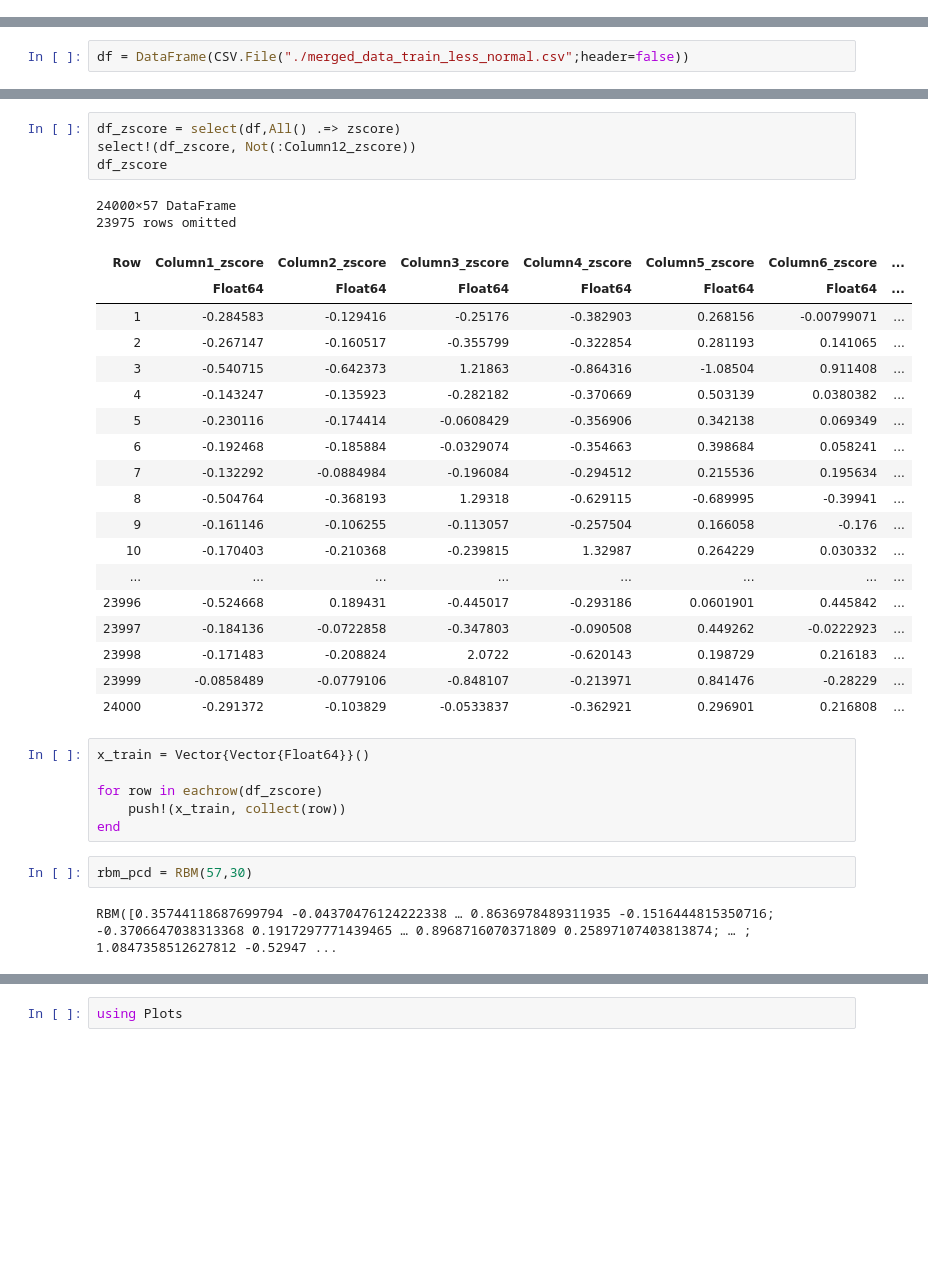
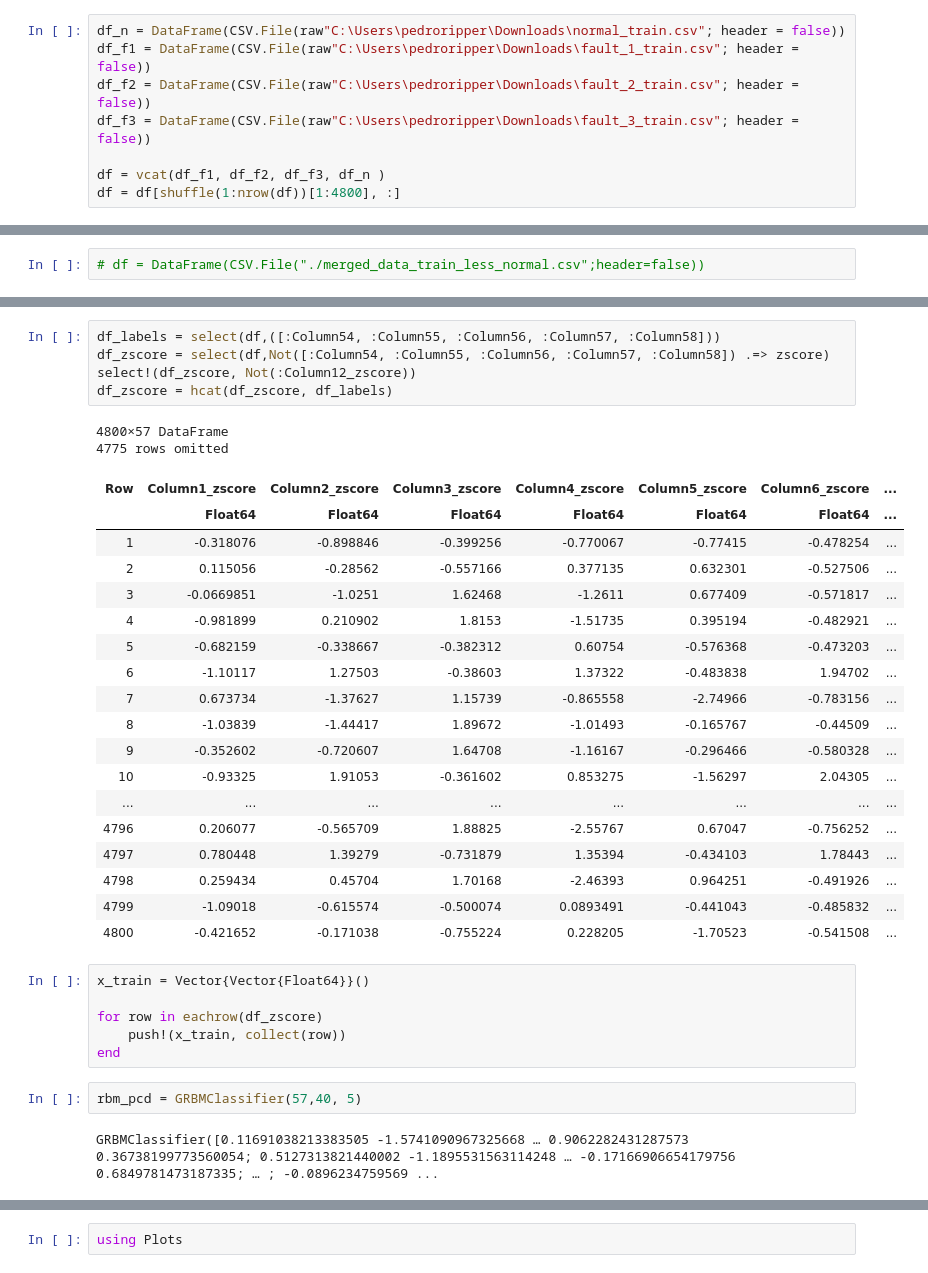
Before and after one commit to NITeQ/QARBoM.jl, a Jupyter notebook: example/TEP/tep_pcd.ipynb, the cells around one changed output, grey strips where cells are left out. Drawn from its saved outputs; the diff is of its cells as text; blank space fills up the shorter version.

```diff
--- a/example/TEP/tep_pcd.ipynb
+++ b/example/TEP/tep_pcd.ipynb
@@ -13,0 +3,8 @@ Precompiling QARBoM
+# %%
+df_n = DataFrame(CSV.File(raw"C:\Users\pedroripper\Downloads\normal_train.csv"; header = false))
+df_f1 = DataFrame(CSV.File(raw"C:\Users\pedroripper\Downloads\fault_1_train.csv"; header = false))
+df_f2 = DataFrame(CSV.File(raw"C:\Users\pedroripper\Downloads\fault_2_train.csv"; header = false))
+df_f3 = DataFrame(CSV.File(raw"C:\Users\pedroripper\Downloads\fault_3_train.csv"; header = false))
+
+df = vcat(df_f1, df_f2, df_f3, df_n )
+df = df[shuffle(1:nrow(df))[1:4800], :]
@@ -14,2 +32,2 @@ Precompiling QARBoM
 # %%
-df = DataFrame(CSV.File("./merged_data_train_less_normal.csv";header=false))
+# df = DataFrame(CSV.File("./merged_data_train_less_normal.csv";header=false))
@@ -37,28 +34,29 @@ df = DataFrame(CSV.File("./merged_data_train_less_normal.csv";header=false))
 # %%
-df_zscore = select(df,All() .=> zscore)
+df_labels = select(df,([:Column54, :Column55, :Column56, :Column57, :Column58]))
+df_zscore = select(df,Not([:Column54, :Column55, :Column56, :Column57, :Column58]) .=> zscore)
 select!(df_zscore, Not(:Column12_zscore))
-df_zscore
+df_zscore = hcat(df_zscore, df_labels)
 # %% [output]
-24000×57 DataFrame
-23975 rows omitted
+4800×57 DataFrame
+4775 rows omitted
 | Row | Column1_zscore | Column2_zscore | Column3_zscore | Column4_zscore | Column5_zscore | Column6_zscore | ... |
 |  | Float64 | Float64 | Float64 | Float64 | Float64 | Float64 | ... |
-| 1 | -0.284583 | -0.129416 | -0.25176 | -0.382903 | 0.268156 | -0.00799071 | ... |
-| 2 | -0.267147 | -0.160517 | -0.355799 | -0.322854 | 0.281193 | 0.141065 | ... |
-| 3 | -0.540715 | -0.642373 | 1.21863 | -0.864316 | -1.08504 | 0.911408 | ... |
-| 4 | -0.143247 | -0.135923 | -0.282182 | -0.370669 | 0.503139 | 0.0380382 | ... |
-| 5 | -0.230116 | -0.174414 | -0.0608429 | -0.356906 | 0.342138 | 0.069349 | ... |
-| 6 | -0.192468 | -0.185884 | -0.0329074 | -0.354663 | 0.398684 | 0.058241 | ... |
-| 7 | -0.132292 | -0.0884984 | -0.196084 | -0.294512 | 0.215536 | 0.195634 | ... |
-| 8 | -0.504764 | -0.368193 | 1.29318 | -0.629115 | -0.689995 | -0.39941 | ... |
-| 9 | -0.161146 | -0.106255 | -0.113057 | -0.257504 | 0.166058 | -0.176 | ... |
-| 10 | -0.170403 | -0.210368 | -0.239815 | 1.32987 | 0.264229 | 0.030332 | ... |
+| 1 | -0.318076 | -0.898846 | -0.399256 | -0.770067 | -0.77415 | -0.478254 | ... |
+| 2 | 0.115056 | -0.28562 | -0.557166 | 0.377135 | 0.632301 | -0.527506 | ... |
+| 3 | -0.0669851 | -1.0251 | 1.62468 | -1.2611 | 0.677409 | -0.571817 | ... |
+| 4 | -0.981899 | 0.210902 | 1.8153 | -1.51735 | 0.395194 | -0.482921 | ... |
+| 5 | -0.682159 | -0.338667 | -0.382312 | 0.60754 | -0.576368 | -0.473203 | ... |
+| 6 | -1.10117 | 1.27503 | -0.38603 | 1.37322 | -0.483838 | 1.94702 | ... |
+| 7 | 0.673734 | -1.37627 | 1.15739 | -0.865558 | -2.74966 | -0.783156 | ... |
+| 8 | -1.03839 | -1.44417 | 1.89672 | -1.01493 | -0.165767 | -0.44509 | ... |
+| 9 | -0.352602 | -0.720607 | 1.64708 | -1.16167 | -0.296466 | -0.580328 | ... |
+| 10 | -0.93325 | 1.91053 | -0.361602 | 0.853275 | -1.56297 | 2.04305 | ... |
 | ... | ... | ... | ... | ... | ... | ... | ... |
-| 23996 | -0.524668 | 0.189431 | -0.445017 | -0.293186 | 0.0601901 | 0.445842 | ... |
-| 23997 | -0.184136 | -0.0722858 | -0.347803 | -0.090508 | 0.449262 | -0.0222923 | ... |
-| 23998 | -0.171483 | -0.208824 | 2.0722 | -0.620143 | 0.198729 | 0.216183 | ... |
-| 23999 | -0.0858489 | -0.0779106 | -0.848107 | -0.213971 | 0.841476 | -0.28229 | ... |
-| 24000 | -0.291372 | -0.103829 | -0.0533837 | -0.362921 | 0.296901 | 0.216808 | ... |
+| 4796 | 0.206077 | -0.565709 | 1.88825 | -2.55767 | 0.67047 | -0.756252 | ... |
+| 4797 | 0.780448 | 1.39279 | -0.731879 | 1.35394 | -0.434103 | 1.78443 | ... |
+| 4798 | 0.259434 | 0.45704 | 1.70168 | -2.46393 | 0.964251 | -0.491926 | ... |
+| 4799 | -1.09018 | -0.615574 | -0.500074 | 0.0893491 | -0.441043 | -0.485832 | ... |
+| 4800 | -0.421652 | -0.171038 | -0.755224 | 0.228205 | -1.70523 | -0.541508 | ... |
 # %%
 x_train = Vector{Vector{Float64}}()
 
@@ -66,7 +64,7 @@ for row in eachrow(df_zscore)
     push!(x_train, collect(row))
 end
 # %%
-rbm_pcd = RBM(57,30)
+rbm_pcd = GRBMClassifier(57,40, 5)
 # %% [output]
-RBM([0.35744118687699794 -0.04370476124222338 … 0.8636978489311935 -0.1516444815350716; -0.3706647038313368 0.1917297771439465 … 0.8968716070371809 0.25897107403813874; … ; 1.0847358512627812 -0.52947 ...
+GRBMClassifier([0.11691038213383505 -1.5741090967325668 … 0.9062282431287573 0.36738199773560054; 0.5127313821440002 -1.1895531563114248 … -0.17166906654179756 0.6849781473187335; … ; -0.0896234759569 ...
 # %%
```
Also changed, not shown: parts of 4 cells of this notebook, 6 other files.
